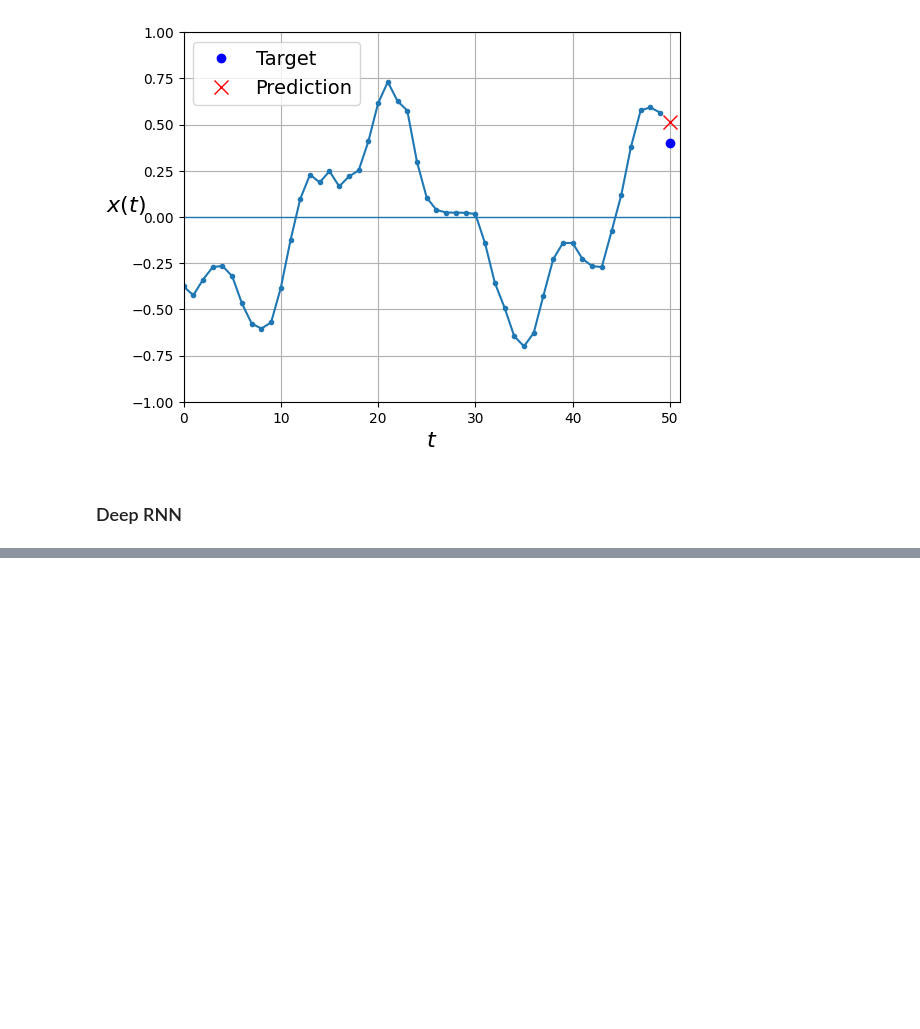
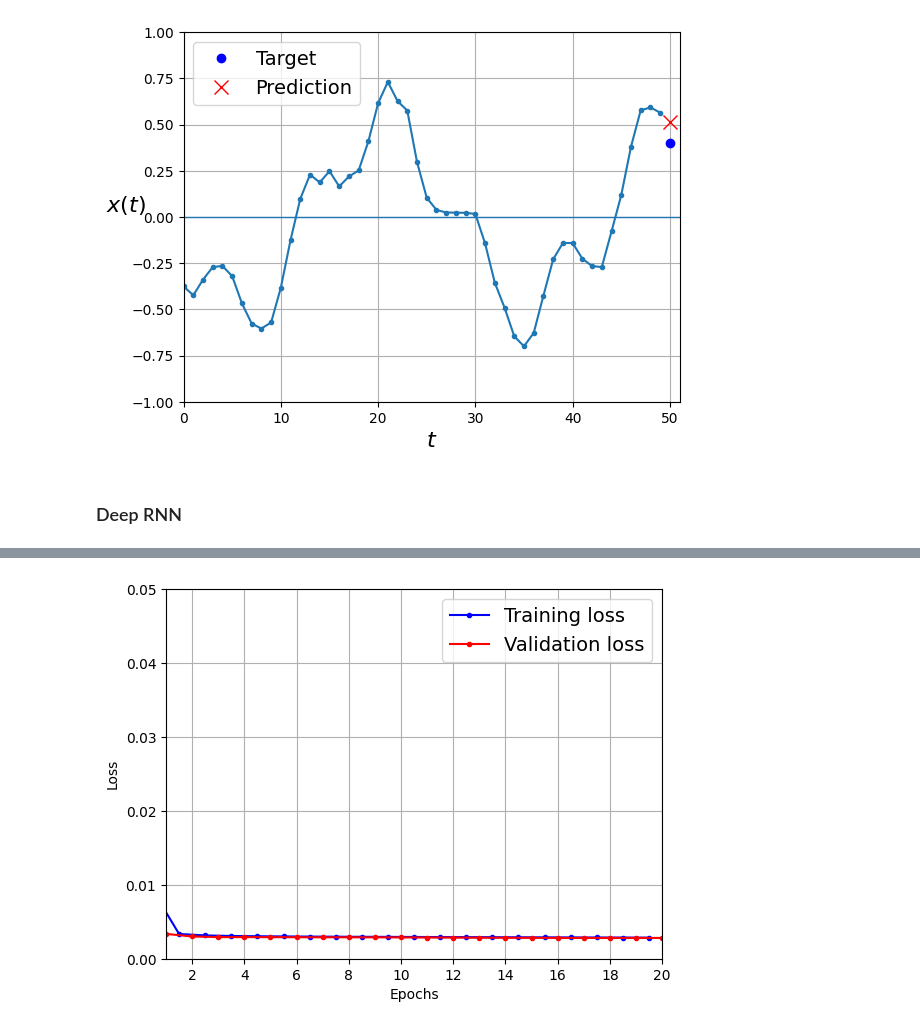
Before and after one commit to rohit-abhishek/Training_Repo, a Jupyter notebook: hands-on-ml/SELF/Chapter 15 - Processing Sequence using RNN and CNN.ipynb, the cells around one changed output, grey strips where cells are left out. Drawn from its saved outputs; the diff is of its cells as text; code cells hidden in the pictures; blank space fills up the shorter version.

```diff
--- a/hands-on-ml/SELF/Chapter 15 - Processing Sequence using RNN and CNN.ipynb
+++ b/hands-on-ml/SELF/Chapter 15 - Processing Sequence using RNN and CNN.ipynb
@@ -235,0 +241,5 @@ Epoch 20/20
+# %%
+plot_learning_curves(history.history["loss"], history.history["val_loss"])
+plt.show()
+# %% [output]
+[figure, added]
```
Also changed, not shown: parts of 20 cells of this notebook.
